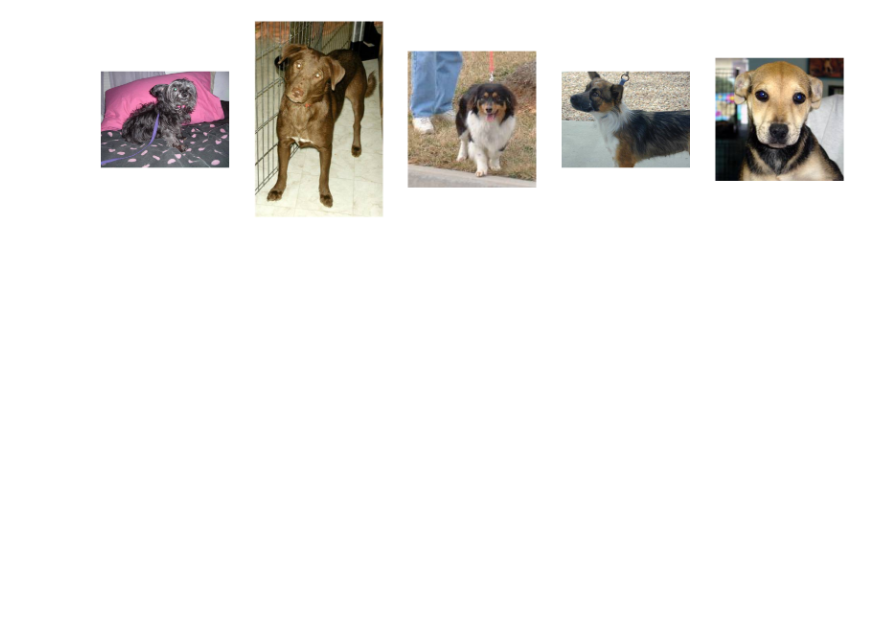
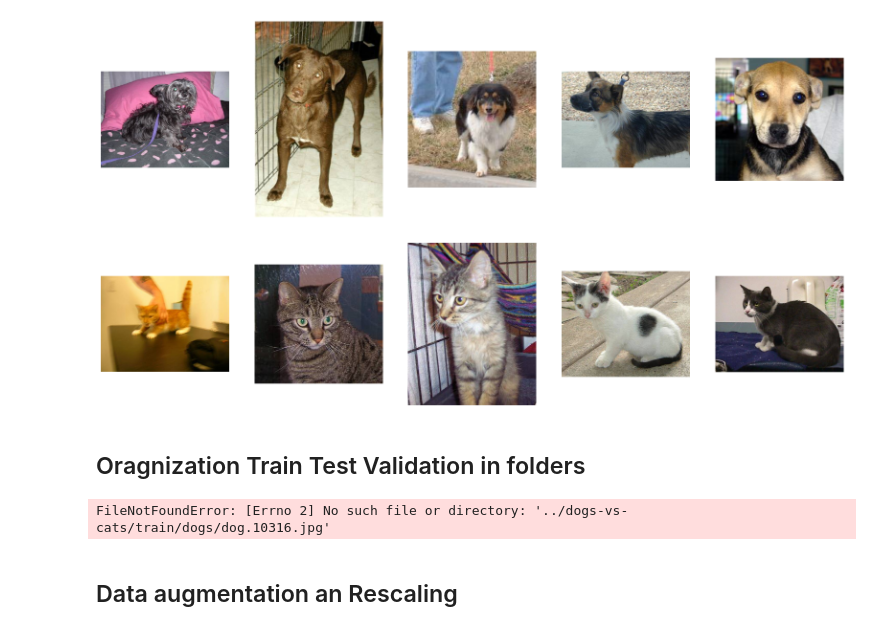
Before and after one commit to Gandalfato/dog_cat_detection, a Jupyter notebook: cat_dog_classifier.ipynb, the cells around one changed output. Drawn from its saved outputs; the diff is of its cells as text; code cells hidden in the pictures; blank space fills up the shorter version.

```diff
--- a/cat_dog_classifier.ipynb
+++ b/cat_dog_classifier.ipynb
@@ -12,3 +16,15 @@ for i in range(5):
     plt.axis("off")
 # %% [output]
 [figure]
+# %%
+fig=plt.figure(figsize=(20,20))
+for i in range(5):
+    fig.add_subplot(1,5,i+1)
+    filename=train_folder+"cat."+str(i)+".jpg"
+    image=imread(filename)
+    plt.imshow(image)
+    plt.axis("off")
+# %% [output]
+[figure, added]
+# %% [markdown]
+## Oragnization Train Test Validation in folders
@@ -14,0 +44,21 @@ for i in range(5):
+# %%
+seed(1)
+val_ratio=0.1
+
+src_directory="../dogs-vs-cats/train"
+for file in listdir(src_directory):
+    dst_dir="train/"
+    src=src_directory + "/" + file
+    dst_dir="train/"
+    if random()< val_ratio:
+        dst_dir='validation/'
+    if file.startswith('cat'):
+        dst=dataset_home + dst_dir+ 'cats/'+file
+        copyfile(src,dst)
+    elif file.startswith('dog'):
+        dst=dataset_home + dst_dir+ 'dogs/'+file
+        copyfile(src,dst)
+# %% [output]
+FileNotFoundError: [Errno 2] No such file or directory: '../dogs-vs-cats/train/dogs/dog.10316.jpg'
+# %% [markdown]
+## Data augmentation an Rescaling
```
Also changed, not shown: parts of 20 cells of this notebook.
